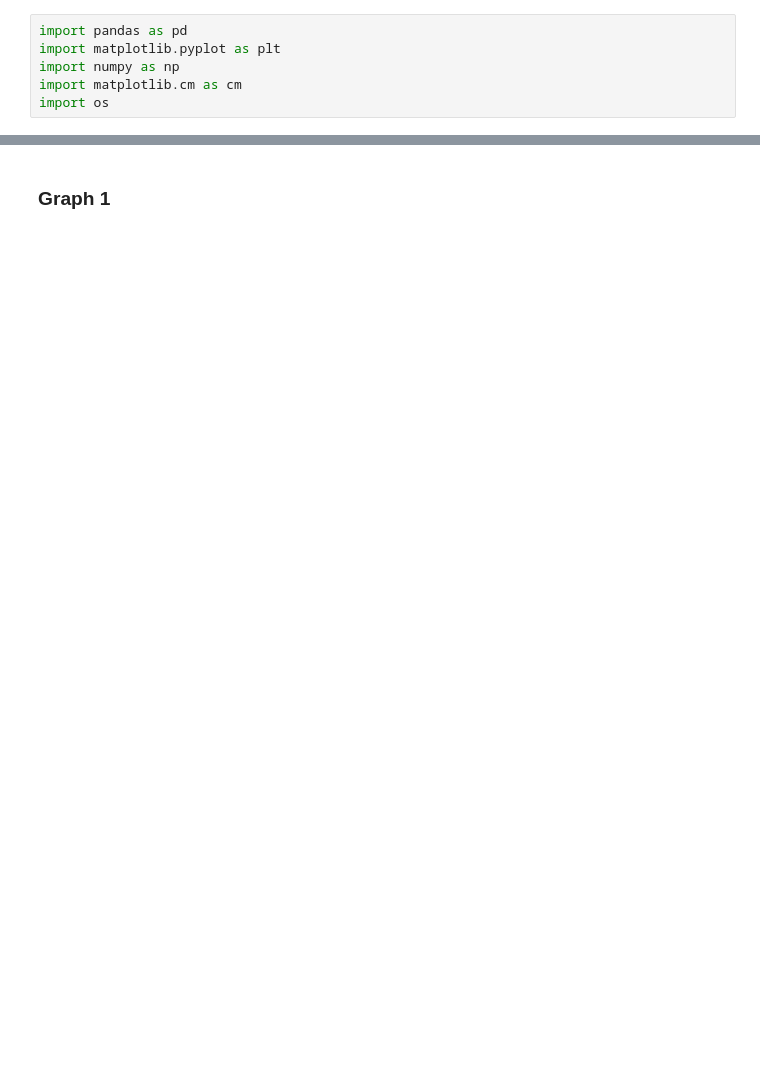
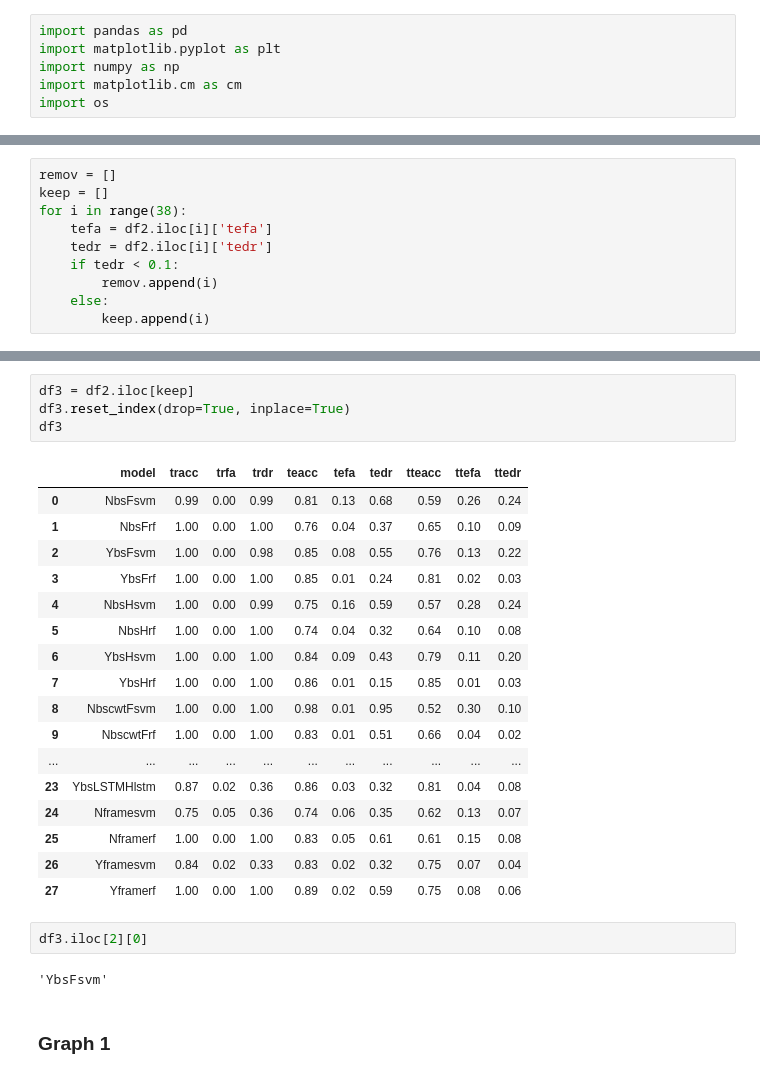
Before and after one commit to IS-Howard/final, a Jupyter notebook: result_analysis.ipynb, the cells around one changed output, grey strips where cells are left out. Drawn from its saved outputs; the diff is of its cells as text; blank space fills up the shorter version.

```diff
--- a/result_analysis.ipynb
+++ b/result_analysis.ipynb
@@ -46,0 +57,10 @@ save_root = '../final_data/analysis_plot/'
+# %%
+remov = []
+keep = []
+for i in range(38):
+    tefa = df2.iloc[i]['tefa']
+    tedr = df2.iloc[i]['tedr']
+    if tedr < 0.1:
+        remov.append(i)
+    else:
+        keep.append(i)
@@ -47,3 +81,29 @@ save_root = '../final_data/analysis_plot/'
+# %%
+df3 = df2.iloc[keep]
+df3.reset_index(drop=True, inplace=True)
+df3
+# %% [output]
+|  | model | tracc | trfa | trdr | teacc | tefa | tedr | tteacc | ttefa | ttedr |
+| 0 | NbsFsvm | 0.99 | 0.00 | 0.99 | 0.81 | 0.13 | 0.68 | 0.59 | 0.26 | 0.24 |
+| 1 | NbsFrf | 1.00 | 0.00 | 1.00 | 0.76 | 0.04 | 0.37 | 0.65 | 0.10 | 0.09 |
+| 2 | YbsFsvm | 1.00 | 0.00 | 0.98 | 0.85 | 0.08 | 0.55 | 0.76 | 0.13 | 0.22 |
+| 3 | YbsFrf | 1.00 | 0.00 | 1.00 | 0.85 | 0.01 | 0.24 | 0.81 | 0.02 | 0.03 |
+| 4 | NbsHsvm | 1.00 | 0.00 | 0.99 | 0.75 | 0.16 | 0.59 | 0.57 | 0.28 | 0.24 |
+| 5 | NbsHrf | 1.00 | 0.00 | 1.00 | 0.74 | 0.04 | 0.32 | 0.64 | 0.10 | 0.08 |
+| 6 | YbsHsvm | 1.00 | 0.00 | 1.00 | 0.84 | 0.09 | 0.43 | 0.79 | 0.11 | 0.20 |
+| 7 | YbsHrf | 1.00 | 0.00 | 1.00 | 0.86 | 0.01 | 0.15 | 0.85 | 0.01 | 0.03 |
+| 8 | NbscwtFsvm | 1.00 | 0.00 | 1.00 | 0.98 | 0.01 | 0.95 | 0.52 | 0.30 | 0.10 |
+| 9 | NbscwtFrf | 1.00 | 0.00 | 1.00 | 0.83 | 0.01 | 0.51 | 0.66 | 0.04 | 0.02 |
+| ... | ... | ... | ... | ... | ... | ... | ... | ... | ... | ... |
+| 23 | YbsLSTMHlstm | 0.87 | 0.02 | 0.36 | 0.86 | 0.03 | 0.32 | 0.81 | 0.04 | 0.08 |
+| 24 | Nframesvm | 0.75 | 0.05 | 0.36 | 0.74 | 0.06 | 0.35 | 0.62 | 0.13 | 0.07 |
+| 25 | Nframerf | 1.00 | 0.00 | 1.00 | 0.83 | 0.05 | 0.61 | 0.61 | 0.15 | 0.08 |
+| 26 | Yframesvm | 0.84 | 0.02 | 0.33 | 0.83 | 0.02 | 0.32 | 0.75 | 0.07 | 0.04 |
+| 27 | Yframerf | 1.00 | 0.00 | 1.00 | 0.89 | 0.02 | 0.59 | 0.75 | 0.08 | 0.06 |
+# %%
+df3.iloc[2][0]
+# %% [output]
+'YbsFsvm'
 # %% [markdown]
 ### Graph 1
 # %%
```
Also changed, not shown: parts of 13 cells of this notebook, 1 other file.
